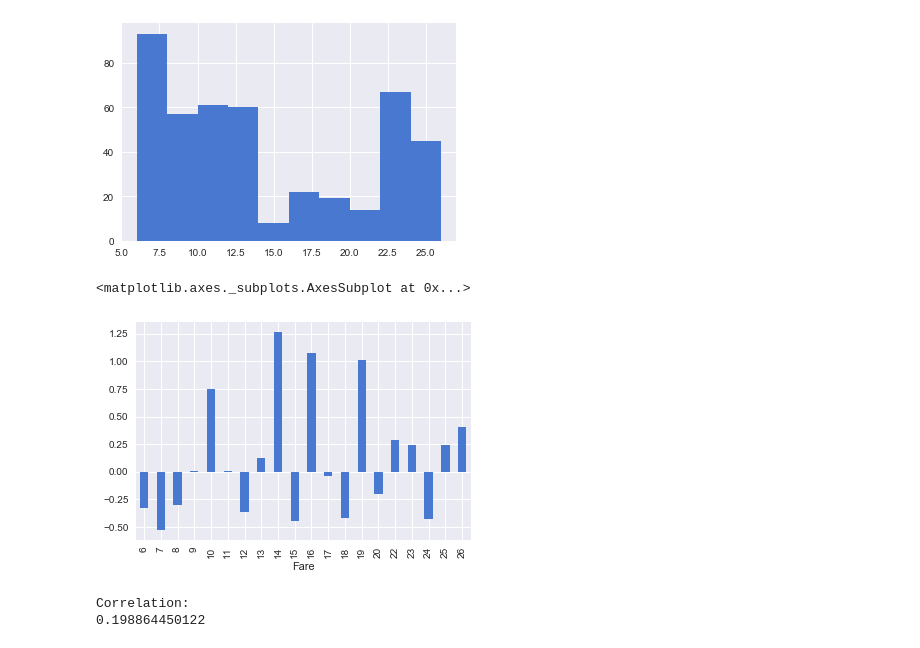
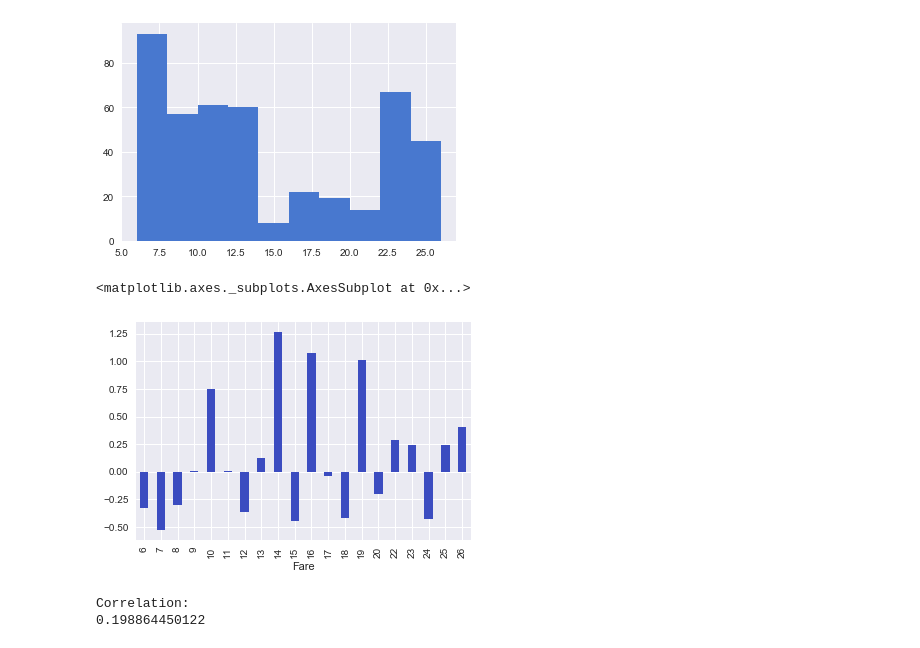
Before and after one commit to kylemeenehan/titanic-data, a Jupyter notebook: Titanic Project.ipynb, the cells around one changed output. Cells and saved outputs as stored; diff of their text form; code cells hidden in the pictures.

```diff
--- a/Titanic Project.ipynb
+++ b/Titanic Project.ipynb
@@ -259,10 +253,10 @@ titanic_fare_binned['Fare'].hist()
 # %%
 titanic_fare_binned_grouped = titanic_fare_binned.groupby('Fare')
 titanic_fare_binned_standardized = titanic_fare_binned_grouped['Survived'].mean().apply(standardize_mean)
-titanic_fare_binned_standardized.plot.bar()
+titanic_fare_binned_standardized.plot.bar(colormap='coolwarm')
 # %% [output]
 <matplotlib.axes._subplots.AxesSubplot at 0x...>
-[figure, old version]
+[figure, new version]
 # %%
 fare_correlation = pd.DataFrame({'fare': titanic_fare_binned_standardized.index.values,
                                   'survived': titanic_fare_binned_standardized.values})
```
Also changed, not shown: parts of 6 cells of this notebook.
